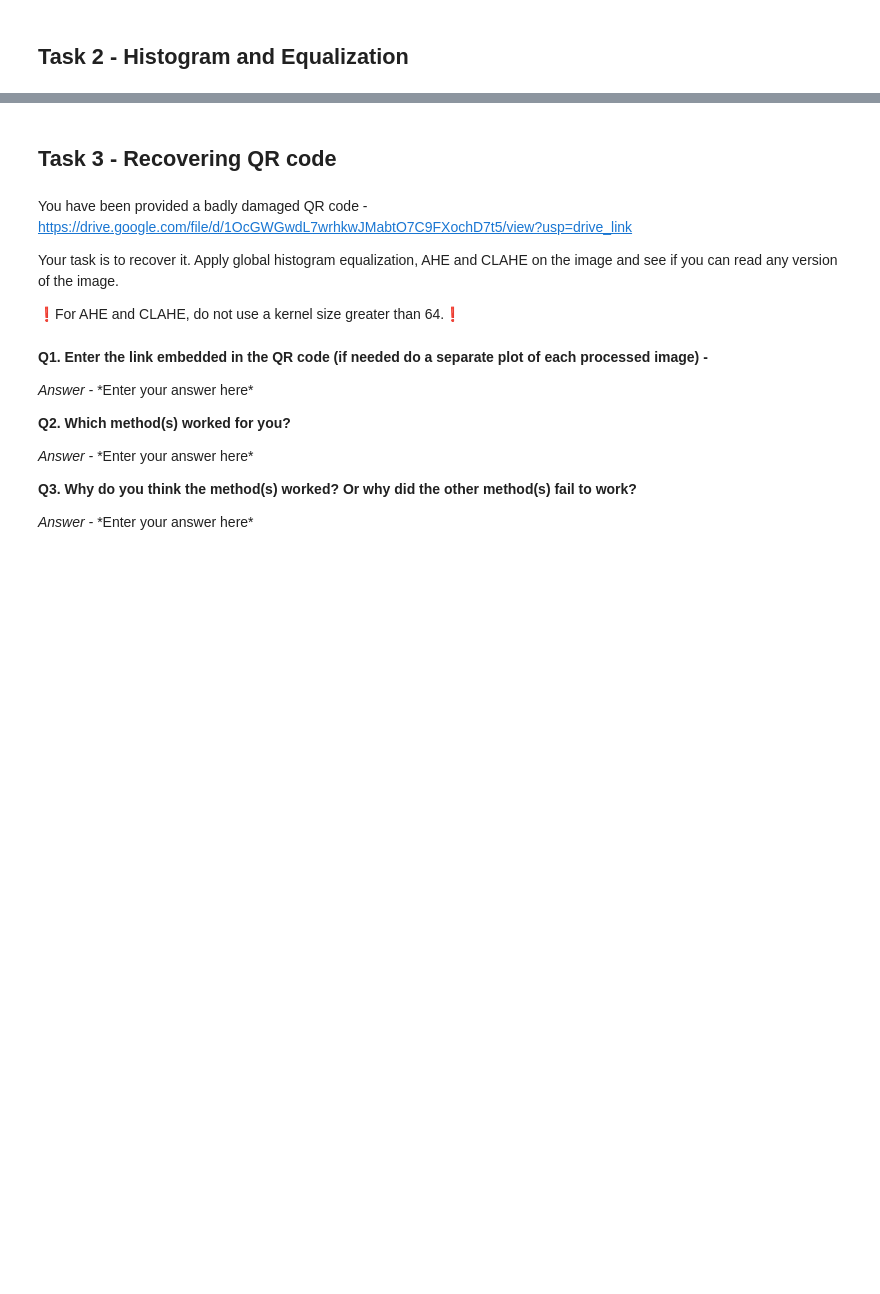
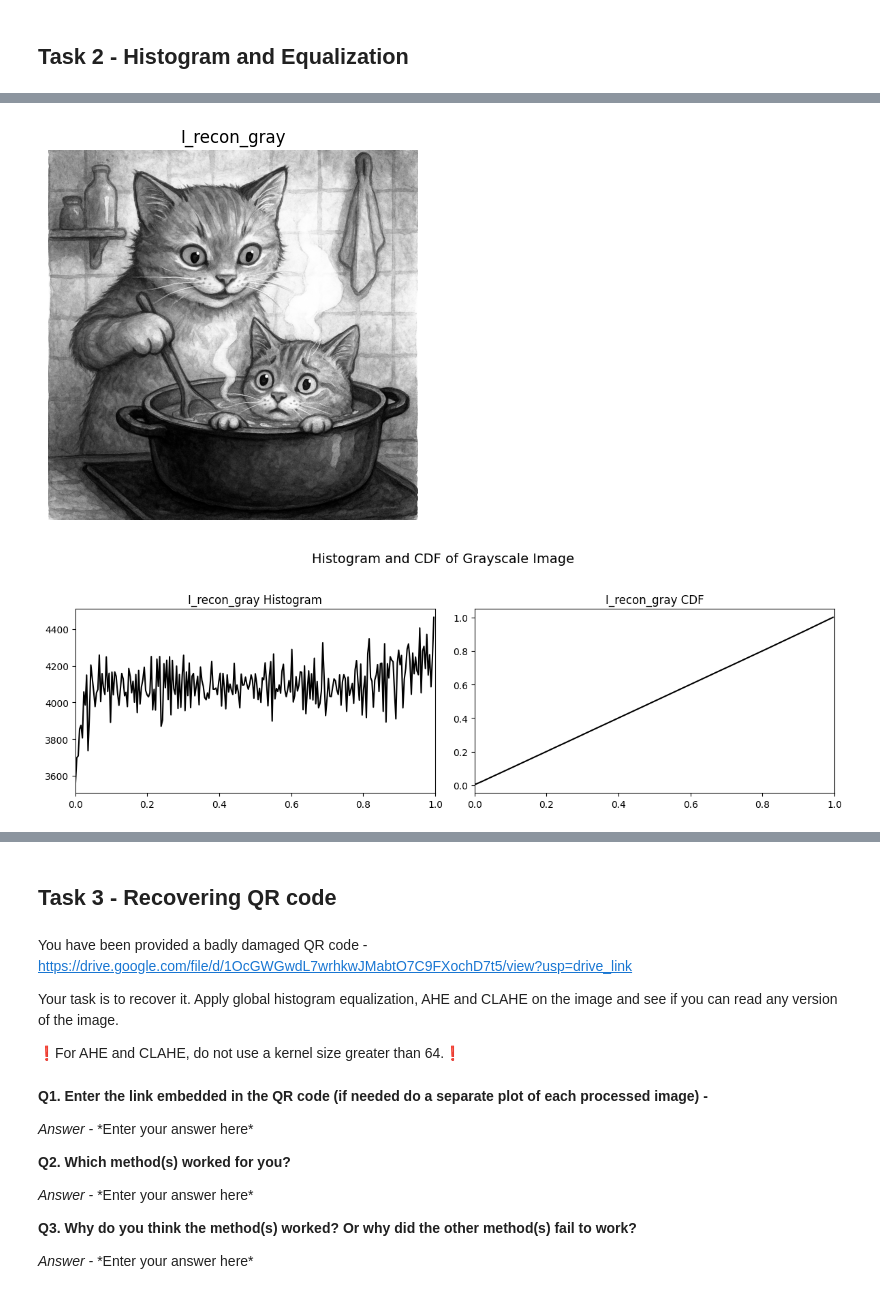
Before and after one commit to Ahtesham-Ibne-Mostafa/Image_Processing, a Jupyter notebook: CSE428_Assignment_1.ipynb, the cells around one changed output, grey strips where cells are left out. Cells and saved outputs as stored; diff of their text form; code cells hidden in the pictures; blank space fills up the shorter version.

```diff
--- a/CSE428_Assignment_1.ipynb
+++ b/CSE428_Assignment_1.ipynb
@@ -255,0 +297,35 @@ I_recon_gray_3 = None
+# %%
+# Equalize the histogram of the degraded image I_degraded
+# Save the result in I_recon_gray
+
+I_recon_gray = exposure.equalize_hist(I_degraded)
+
+### Write a code to display the I_recon_gray along with its histogram + CDF -
+plt.imshow(I_recon_gray, cmap = 'grey')
+plt.title("I_recon_gray")
+plt.axis('off');
+
+hist, bins_hist = exposure.histogram(I_recon_gray, nbins=256, normalize=True)
+channel_data = I_recon_gray.flatten()
+
+hist, bins = np.histogram(channel_data, bins=256, range=(0, 1))
+cdf = np.cumsum(hist)
+cdf = cdf / cdf[-1]
+
+fig, axes = plt.subplots(1, 2, figsize=(12, 4))
+fig.suptitle("Histogram and CDF of Grayscale Image", fontsize=14)
+
+axes[0].plot(bins[:-1], hist, color='black')
+axes[0].set_title("I_recon_gray Histogram")
+axes[0].set_xlim(0, 1)
+
+axes[1].plot(bins[:-1], cdf, color='black')
+axes[1].set_title("I_recon_gray CDF")
+axes[1].set_xlim(0, 1)
+
+plt.tight_layout(rect=[0, 0, 1, 0.95])
+plt.show()
+### Code ends
+# %% [output]
+[figure, added]
+[figure, added]
```
Also changed, not shown: parts of 15 cells of this notebook.
